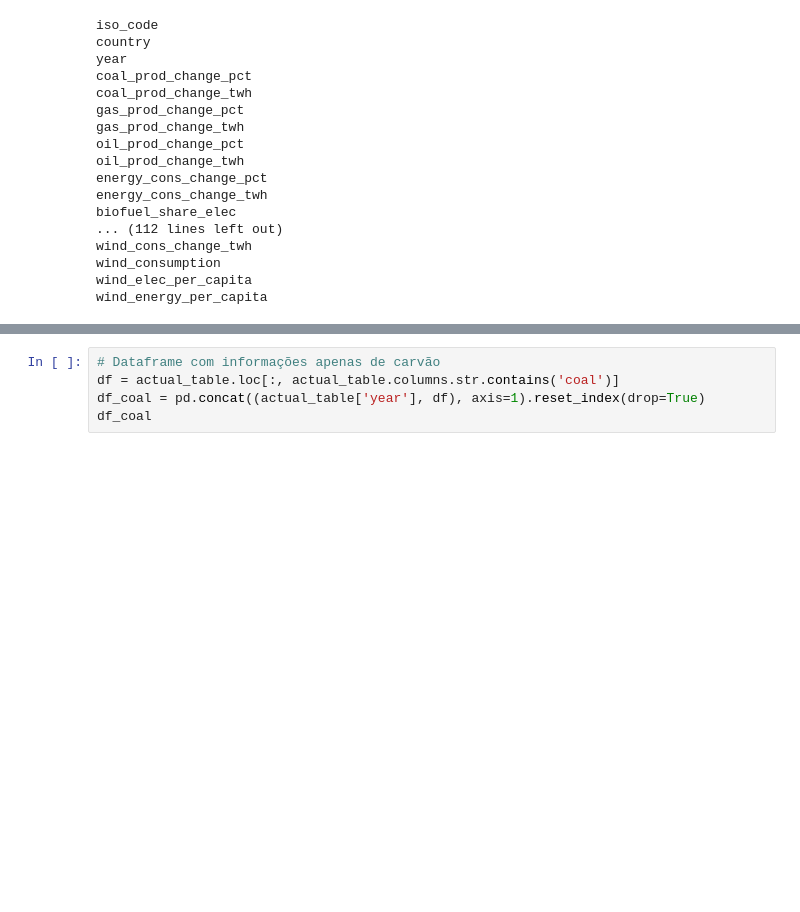
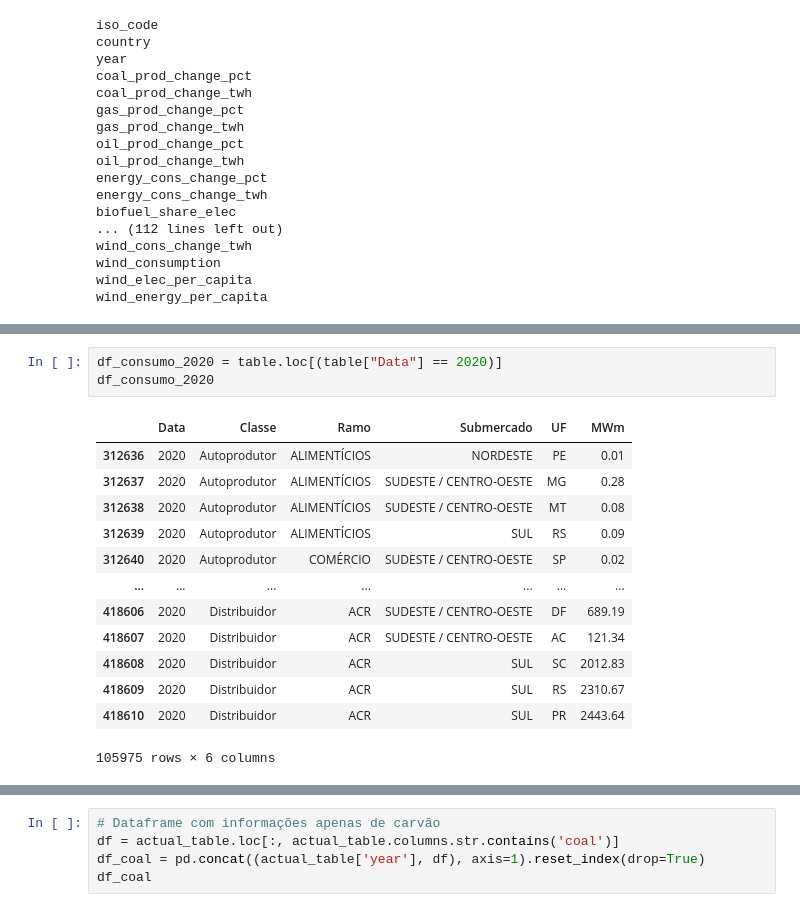
Before and after one commit to freireoliveira/tecnicas_1, a Jupyter notebook: Projeto_Tecnicas_Program1.ipynb, the cells around one changed output, grey strips where cells are left out. Drawn from its saved outputs; the diff is of its cells as text; blank space fills up the shorter version.

```diff
--- a/Projeto_Tecnicas_Program1.ipynb
+++ b/Projeto_Tecnicas_Program1.ipynb
@@ -297,0 +339,17 @@ wind_energy_per_capita
+# %%
+df_consumo_2020 = table.loc[(table["Data"] == 2020)]
+df_consumo_2020
+# %% [output]
+|  | Data | Classe | Ramo | Submercado | UF | MWm |
+| 312636 | 2020 | Autoprodutor | ALIMENTÍCIOS | NORDESTE | PE | 0.01 |
+| 312637 | 2020 | Autoprodutor | ALIMENTÍCIOS | SUDESTE / CENTRO-OESTE | MG | 0.28 |
+| 312638 | 2020 | Autoprodutor | ALIMENTÍCIOS | SUDESTE / CENTRO-OESTE | MT | 0.08 |
+| 312639 | 2020 | Autoprodutor | ALIMENTÍCIOS | SUL | RS | 0.09 |
+| 312640 | 2020 | Autoprodutor | COMÉRCIO | SUDESTE / CENTRO-OESTE | SP | 0.02 |
+| ... | ... | ... | ... | ... | ... | ... |
+| 418606 | 2020 | Distribuidor | ACR | SUDESTE / CENTRO-OESTE | DF | 689.19 |
+| 418607 | 2020 | Distribuidor | ACR | SUDESTE / CENTRO-OESTE | AC | 121.34 |
+| 418608 | 2020 | Distribuidor | ACR | SUL | SC | 2012.83 |
+| 418609 | 2020 | Distribuidor | ACR | SUL | RS | 2310.67 |
+| 418610 | 2020 | Distribuidor | ACR | SUL | PR | 2443.64 |
+105975 rows × 6 columns
```
Also changed, not shown: parts of 7 cells of this notebook.
